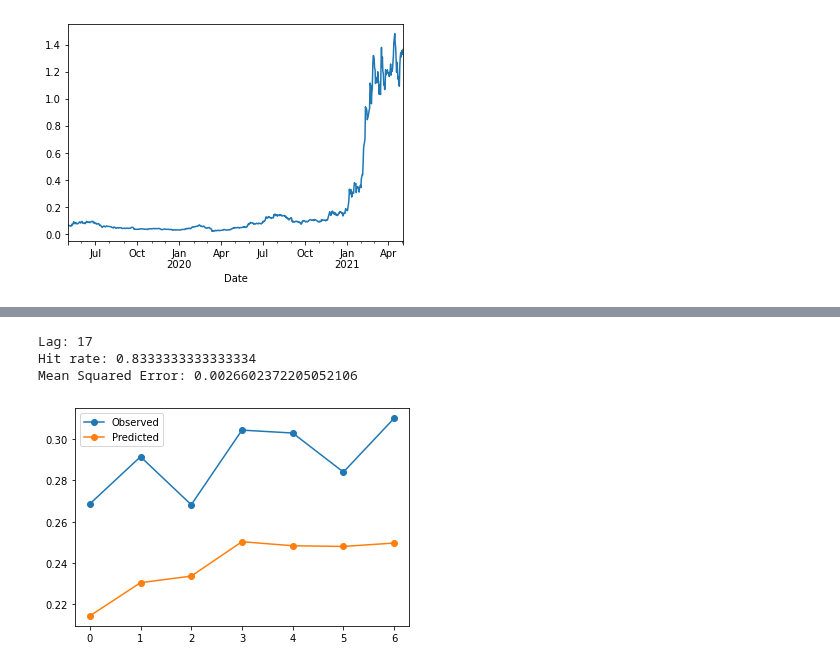
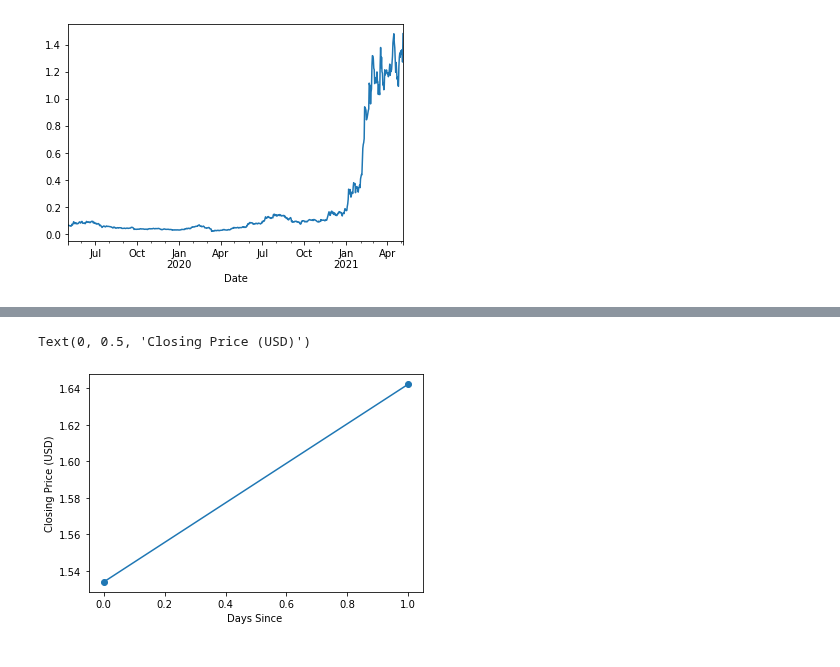
Before and after one commit to DSEI21000-S21/project-altcoinpriceprediction, a Jupyter notebook: experiments/mwander/CoinAPI.ipynb, the cells around one changed output, grey strips where cells are left out. Saved outputs shown, nothing was run; the diff lists cells and outputs as text; code cells hidden in the pictures.

```diff
--- a/experiments/mwander/CoinAPI.ipynb
+++ b/experiments/mwander/CoinAPI.ipynb
@@ -111,7 +158,11 @@ def model_selection(data, forecast):
+# %%
+autoreg = AutoReg(X, lags=lag_order, old_names=True).fit()
+X_hat = autoreg.forecast(2)
+plt.plot(np.exp(X_hat), marker='o')
+plt.xlabel('Days Since ')
+plt.ylabel('Closing Price (USD)')
+# %% [output]
+Text(0, 0.5, 'Closing Price (USD)')
+[figure, added]
 # %%
-lag_order = model_selection(X, 7)
+lag_order = model_selection(X, 7, 'MSE')
-# %% [output]
-Lag: 17
-Hit rate: 0.8333333333333334
-Mean Squared Error: 0.0026602372205052106
-[figure, removed]
```
Also changed, not shown: parts of 7 cells of this notebook.
